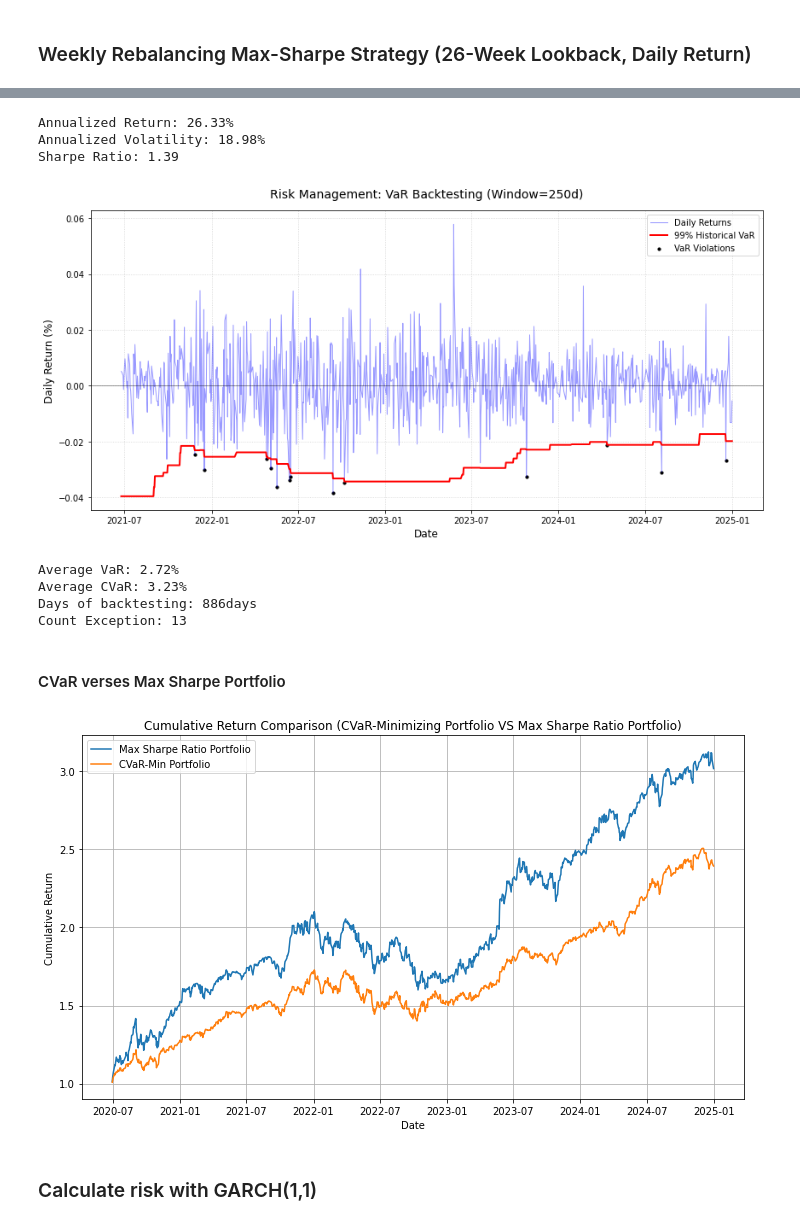
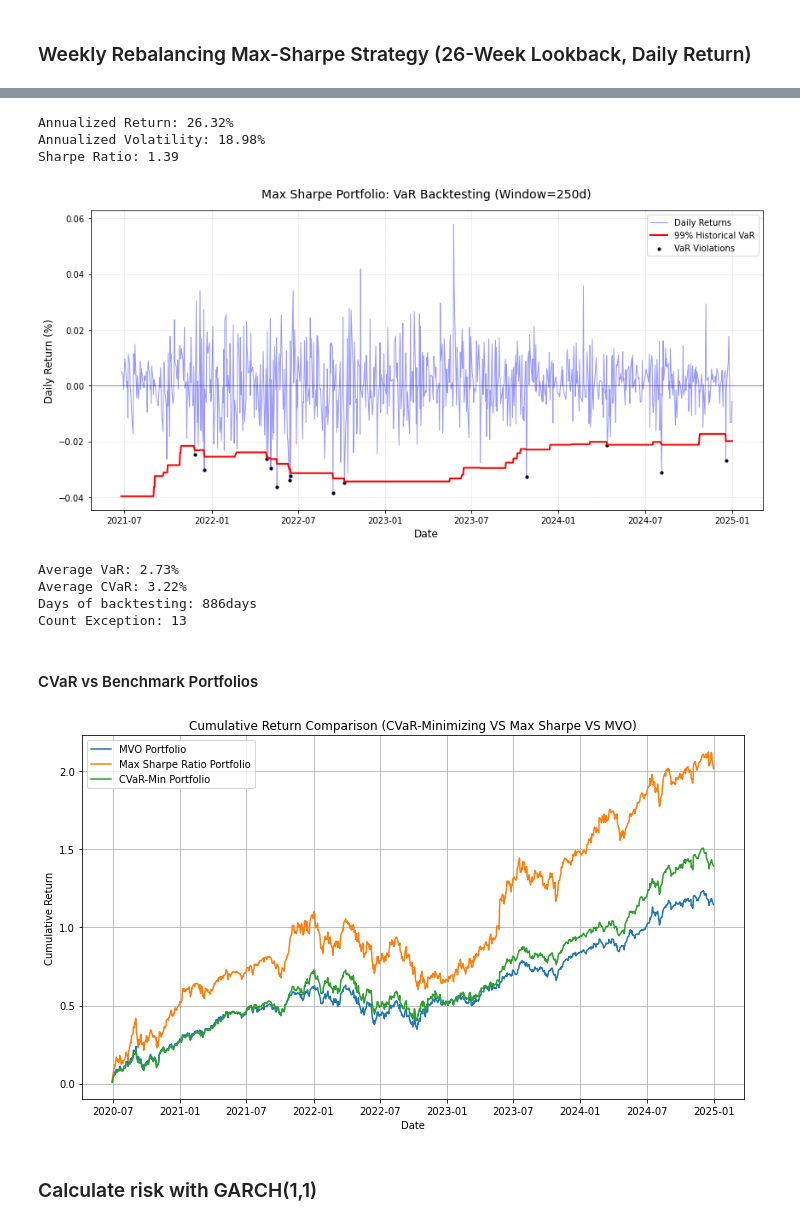
Before and after one commit to JunhoeChoi/CVAR-Portfolio-Optimization-and-Volatility-Evaluation, a Jupyter notebook: 1. Portfolio Optimization and Risk Management.ipynb, the cells around one changed output, grey strips where cells are left out. Drawn from its saved outputs; the diff is of its cells as text; code cells hidden in the pictures.

```diff
--- a/1. Portfolio Optimization and Risk Management.ipynb
+++ b/1. Portfolio Optimization and Risk Management.ipynb
@@ -433,7 +425,7 @@ Our Baseline model is Daily portfolio return rebalanced weekly.
 # ------------------------------------------------------------------------------
 daily_block = daily_returns.copy()
 daily_block["week"] = daily_block.index.to_period("W-FRI").to_timestamp("W-FRI")
-daily_w = daily_block[["week"]].join(weights_CVaR_week, on="week").dropna()
+daily_w = daily_block[["week"]].join(weights_cvar, on="week").dropna()
 
 # Return and Weights
 R = daily_block.loc[daily_w.index, tickers].values
@@ -531,0 +549,2 @@ Same Framework except for the objective function.
+# %%
+weights_mvo, portfolio_daily_return_mvo = backtest_weekly(daily_returns, lambda x: mvo(x))
@@ -532,21 +635,5 @@ Same Framework except for the objective function.
 # %% [markdown]
 ### Weekly Rebalancing Max-Sharpe Strategy (26-Week Lookback, Daily Return)
-# %%
-# Bounds for each stocks
-bounds = []
-for t in tickers:
-    if t in ["AAPL", "MSFT"]:
-        bounds.append((0.02, 0.20))   # Core stocks: Min 2%, Max 20%
-    elif t in ["NVDA", "TSLA"]:
-        bounds.append((0.00, 0.15))   # High vol stocks: Max 15%
-    elif t in ["GOOGL", "AMZN", "META", "AVGO"]:
-        bounds.append((0.00, 0.18))   # large-cap growth stocks: Max 18%
-    elif t in ["BRK-B", "JPM"]:
-        bounds.append((0.00, 0.15))   # Finance: Max 15%
-    elif t in ["BIL", "SHV","GLD"]:
-        bounds.append((0.00, 0.05))   # cash, short-duration Treasuries, and gold
-    else:
-        bounds.append((0.00, 0.15))
 # %%
 # Weekly Rebalancing & use the weight to construct the week's portfolio return in daily.
 # Max-Sharpe Ratio
@@ -613,0 +659,2 @@ portfolio_daily_return_sharpe["Cumulative Return(%)"] = ((1 + portfolio_daily_re
+# %%
+weights_sharpe, portfolio_daily_return_sharpe = backtest_weekly(daily_returns, lambda x: max_sharpe(x))
@@ -652,7 +709,7 @@ exceptions = backtest_df[backtest_df['Exception']]
 ax.scatter(exceptions.index, exceptions['Portfolio Return'],
            color='black', marker='o', s=10, label='VaR Violations')
 
-ax.set_title(f'Risk Management: VaR Backtesting (Window={window_VaR}d)', fontsize=14, pad=15)
+ax.set_title(f'Max Sharpe Portfolio: VaR Backtesting (Window={window_VaR}d)', fontsize=14, pad=15)
 ax.set_ylabel('Daily Return (%)', fontsize=12)
 ax.set_xlabel('Date', fontsize=12)
 ax.axhline(0, color='black', linewidth=0.8, alpha=0.5)  # zero line
@@ -672,32 +729,33 @@ print(f"Average CVaR: {abs(np.mean(backtest_df['CVaR_99_hist'])):.2%}")
 print(f"Days of backtesting: {len(backtest_df)}days")
 print(f"Count Exception: {backtest_df['Exception'].sum()}")
 # %% [output]
-Annualized Return: 26.33%
+Annualized Return: 26.32%
 Annualized Volatility: 18.98%
 Sharpe Ratio: 1.39
-[figure, old version]
+[figure, new version]
-Average VaR: 2.72%
-Average CVaR: 3.23%
+Average VaR: 2.73%
+Average CVaR: 3.22%
 Days of backtesting: 886days
 Count Exception: 13
-# %% [markdown]
-#### CVaR verses Max Sharpe Portfolio
+# %% [markdown]
+#### CVaR vs Benchmark Portfolios
 # %%
 plt.figure(figsize=(10, 6))
+plt.plot(portfolio_daily_return_mvo.index, portfolio_daily_return_mvo["Cumulative Return"], label="MVO Portfolio")
 plt.plot(portfolio_daily_return_sharpe.index, portfolio_daily_return_sharpe["Cumulative Return"], label="Max Sharpe Ratio Portfolio")
 plt.plot(portfolio_daily_return_CVaR.index, portfolio_daily_return_CVaR["Cumulative Return"], label="CVaR-Min Portfolio")
-plt.title("Cumulative Return Comparison (CVaR-Minimizing Portfolio VS Max Sharpe Ratio Portfolio)")
+plt.title("Cumulative Return Comparison (CVaR-Minimizing VS Max Sharpe VS MVO)")
 plt.xlabel("Date")
 plt.ylabel("Cumulative Return")
 plt.grid(True)
 plt.legend()
 plt.tight_layout()
 
-plt.savefig("Max Sharpe vs CvaR.png", dpi=300, bbox_inches="tight", facecolor="white")
+plt.savefig("Max Sharpe vs CvaR vs MVO.png", dpi=300, bbox_inches="tight", facecolor="white")
 
 plt.show()
 # %% [output]
-[figure, old version]
+[figure, new version]
 # %% [markdown]
 ### Calculate risk with GARCH(1,1)
 # %%
```
Also changed, not shown: parts of 24 cells of this notebook, 1 other file.
